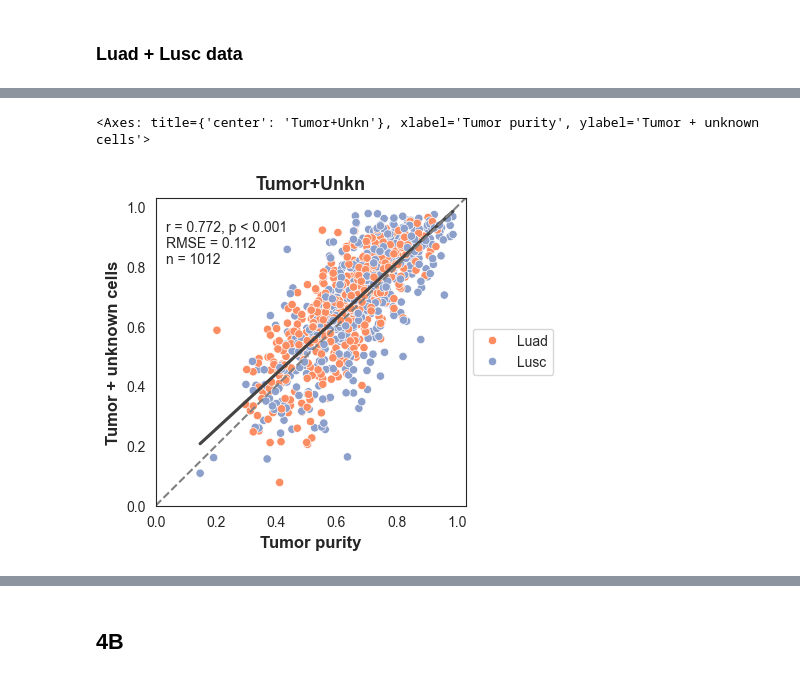
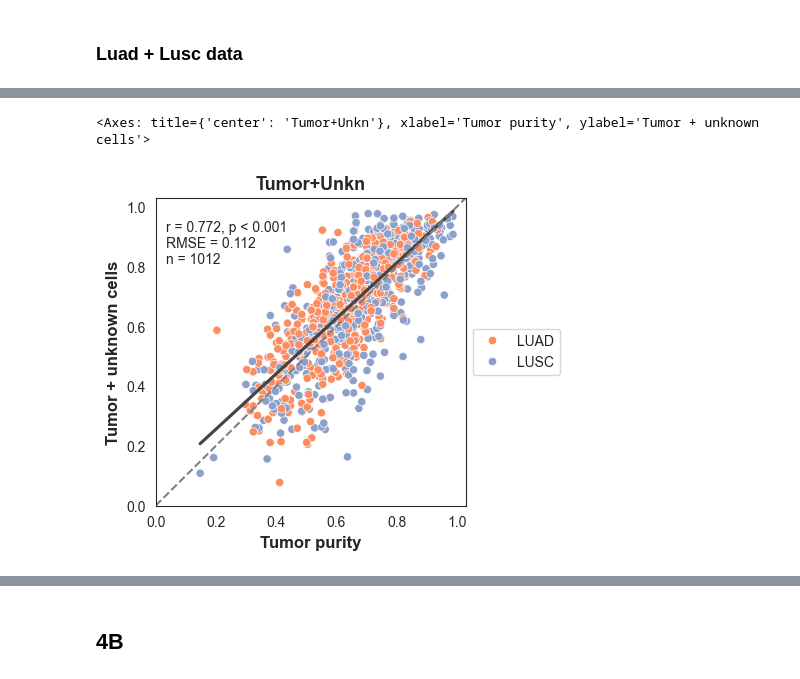
Before and after one commit to ComputationalBiomedicineGroup/rectangle_paper, a Jupyter notebook: notebooks/figure_4.ipynb, the cells around one changed output, grey strips where cells are left out. Cells and saved outputs as stored; diff of their text form; code cells hidden in the pictures.

```diff
--- a/notebooks/figure_4.ipynb
+++ b/notebooks/figure_4.ipynb
@@ -786,36 +201,36 @@ rsme_lusc_no_cancer, r_lusc_no_cancer, p_lusc_no_cancer = helper.evaulate_total_
 # %%
 
 luad_estimations = pd.read_csv("../output/luad_estimations.csv", index_col=0)
 luad_estimations['CPE'] = luad_estimations['Unknown'] + luad_estimations['Tumor cells']
 
 lusc_estimations = pd.read_csv("../output/lusc_estimations.csv", index_col=0)
 lusc_estimations['CPE'] = lusc_estimations['Unknown'] + lusc_estimations['Tumor cells']
 
 brca_estimations = pd.read_csv("../output/brca_estimations.csv", index_col=0)
 brca_estimations.index = brca_estimations.index.str.replace("-", ".")
 brca_estimations['CPE'] = brca_estimations['Unknown'] + brca_estimations['Cancer Epithelial']
 
 
-luad_estimations['data'] = 'Luad'
-lusc_estimations['data'] = 'Lusc'
-brca_estimations['data'] = 'Brca'
+luad_estimations['data'] = 'LUAD'
+lusc_estimations['data'] = 'LUSC'
+brca_estimations['data'] = 'BRCA'
 
 all = pd.concat([ luad_estimations, lusc_estimations])
 
 all_m, gld_m = helper.match_dfs(all, df_grouped)
 
 evaluation_all = helper.create_evaluation_df(gld_m.T, all_m.T)
 
 all = all[all.index.isin(all_m.index)]
 all = all.loc[all.index].sort_index()
 evaluation_all['data'] = all['data'].values
 
 rsme_all, r_all, p_all = helper.evaulate_total_df(evaluation_all)
 
 helper.create_scatter_plot_total(evaluation_all, rsme_all, p_all, r_all, 'Tumor+Unkn', y_axis_label="Tumor + unknown cells", x_axis_label="Tumor purity", hue='data', save_path='../figures/fig4a_all_tumor_and_unkn.pdf', size=(4, 4))
 # %% [output]
 <Axes: title={'center': 'Tumor+Unkn'}, xlabel='Tumor purity', ylabel='Tumor + unknown cells'>
-[figure, old version]
+[figure, new version]
 # %%
 luad_estimations = pd.read_csv("../output/luad_estimations.csv", index_col=0)
 luad_estimations['CPE'] = luad_estimations['Tumor cells']
```
Also changed, not shown: parts of 64 cells of this notebook.
